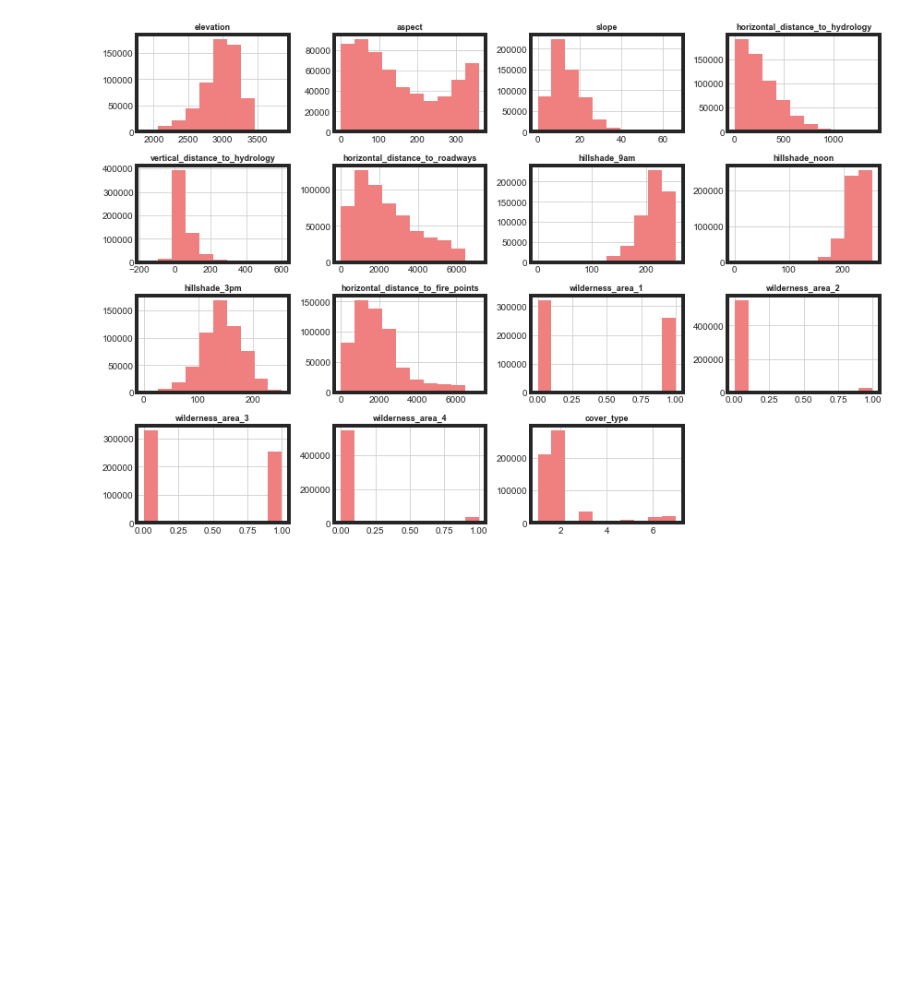
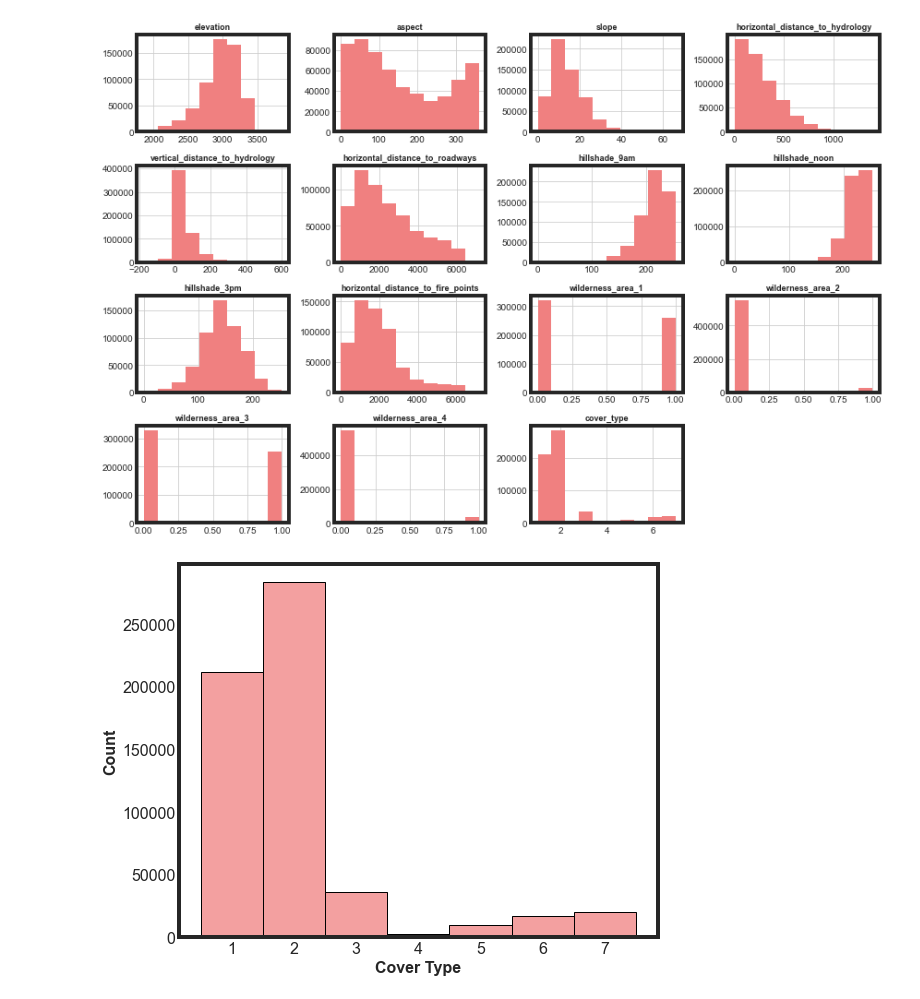
Before and after one commit to joshfuchs/DataScience_projects, a Jupyter notebook: predicting_ground_covertype.ipynb, the cells around one changed output. Saved outputs shown, nothing was run; the diff lists cells and outputs as text; code cells hidden in the pictures; blank space fills up the shorter version.

Commit message:
data exploration

```diff
--- a/predicting_ground_covertype.ipynb
+++ b/predicting_ground_covertype.ipynb
@@ -158,3 +257,16 @@ no_soil_df.hist(figsize=(12,8),color='lightcoral')
 plt.show()
 # %% [output]
 [figure]
+# %%
+plt.figure(figsize=(8,6))
+sns.histplot(data,x='cover_type',color='lightcoral',
+            discrete=True)
+
+plt.xticks(fontsize=16)
+plt.yticks(fontsize=16)
+plt.xlabel('Cover Type',fontsize=16)
+plt.ylabel('Count',fontsize=16)
+
+plt.show()
+# %% [output]
+[figure, added]
```
Also changed, not shown: parts of 8 cells of this notebook.
